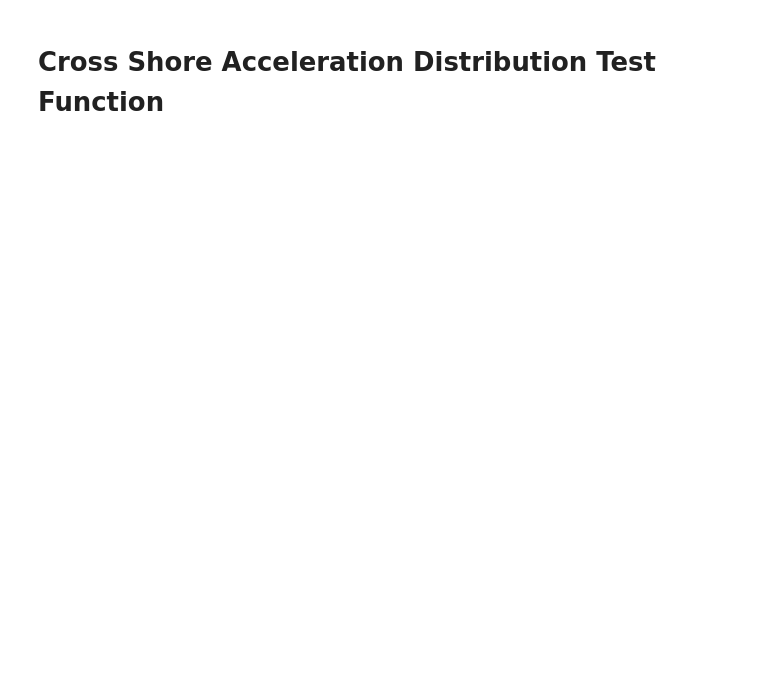
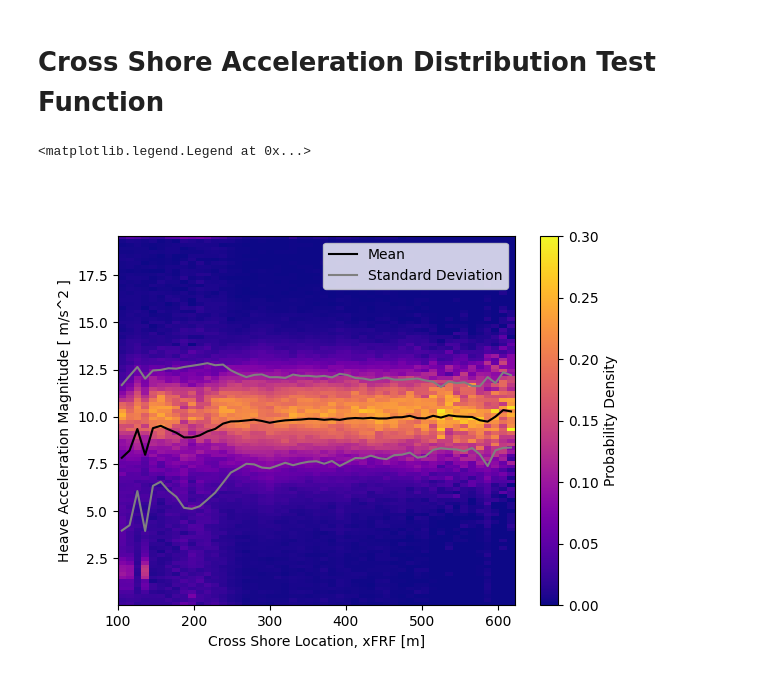
Before and after one commit to SASlabgroup/DUNEXMainExp, a Jupyter notebook: analysis/Cross-Shore-Accel-Dist.ipynb, the cells around one changed output. Saved outputs shown, nothing was run; the diff lists cells and outputs as text; code cells hidden in the pictures; blank space fills up the shorter version.

Commit message:
Function almost complete for cross shore distriution of acclerations

```diff
--- a/analysis/Cross-Shore-Accel-Dist.ipynb
+++ b/analysis/Cross-Shore-Accel-Dist.ipynb
@@ -56,0 +96,44 @@ s = np.digitize(mission_dataset['microSWIFT_2']['GPS']['x_frf'], cross_shore_bin
+# %%
+cross_shore_binned_accel_z = [ [] for _ in range(num_bins) ]
+
+# Flatten the each binned list into one list of accelerations for each bin
+for n in np.arange(num_bins):
+    cross_shore_binned_accel_z[n] = sum(cross_shore_accel_z[n], [])
+
+# Make a 2D Histogram of the cross shore binned accelerations
+num_accel_bins = 100
+min_accel_z = np.min(np.min(cross_shore_binned_accel_z))
+max_accel_z = np.max(np.max(cross_shore_binned_accel_z))
+accel_bin_edges = np.linspace(min_accel_z, max_accel_z, num_accel_bins+1)
+cross_shore_accel_z_hist = np.zeros((num_accel_bins, num_bins))
+for n in np.arange(num_bins):
+    cross_shore_accel_z_hist[:,n], accel_bin_edges = np.histogram(cross_shore_binned_accel_z[n], bins=accel_bin_edges, density=True)
+# %%
+# Compute Mean and Standard Deviation of each cross shore location distribution
+cross_shore_means = np.empty(num_bins)
+cross_shore_upper_std = np.empty(num_bins)
+cross_shore_lower_std = np.empty(num_bins)
+
+for n in np.arange(num_bins):
+    cross_shore_means[n] = np.mean(cross_shore_binned_accel_z[n])
+    dist_std = np.std(cross_shore_binned_accel_z[n])
+    cross_shore_upper_std[n] = cross_shore_means[n] + dist_std
+    cross_shore_lower_std[n] = cross_shore_means[n] - dist_std
+# %%
+cross_shore_binned_accel_z = [ [] for _ in range(num_bins) ]
+
+# Flatten the each binned list into one list of accelerations for each bin
+for n in np.arange(num_bins):
+    cross_shore_binned_accel_z[n] = sum(cross_shore_accel_z[n], [])
+
+# Make a 2D Histogram of the cross shore binned accelerations
+num_accel_bins = 100
+min_accel_z = np.min(np.min(cross_shore_binned_accel_z))
+max_accel_z = np.max(np.max(cross_shore_binned_accel_z))
+accel_bin_edges = np.linspace(min_accel_z, max_accel_z, num_accel_bins+1)
+cross_shore_accel_z_hist = np.zeros((num_accel_bins, num_bins))
+for n in np.arange(num_bins):
+    cross_shore_accel_z_hist[:,n], accel_bin_edges = np.histogram(cross_shore_binned_accel_z[n], bins=accel_bin_edges, density=True)
+# %% [output]
+<matplotlib.legend.Legend at 0x...>
+[figure, added]
```
Also changed, not shown: parts of 4 cells of this notebook.
